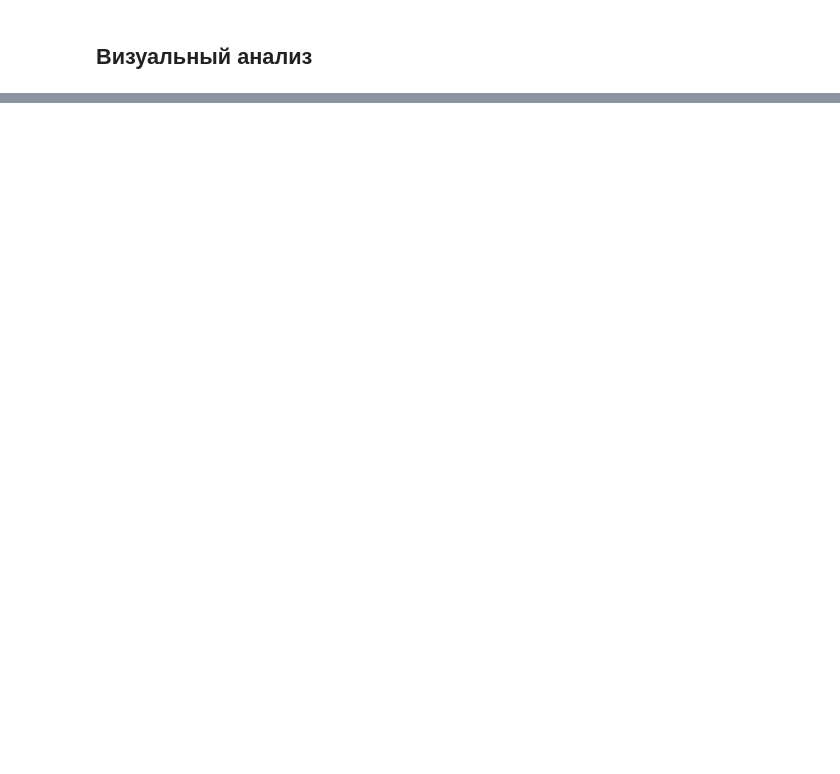
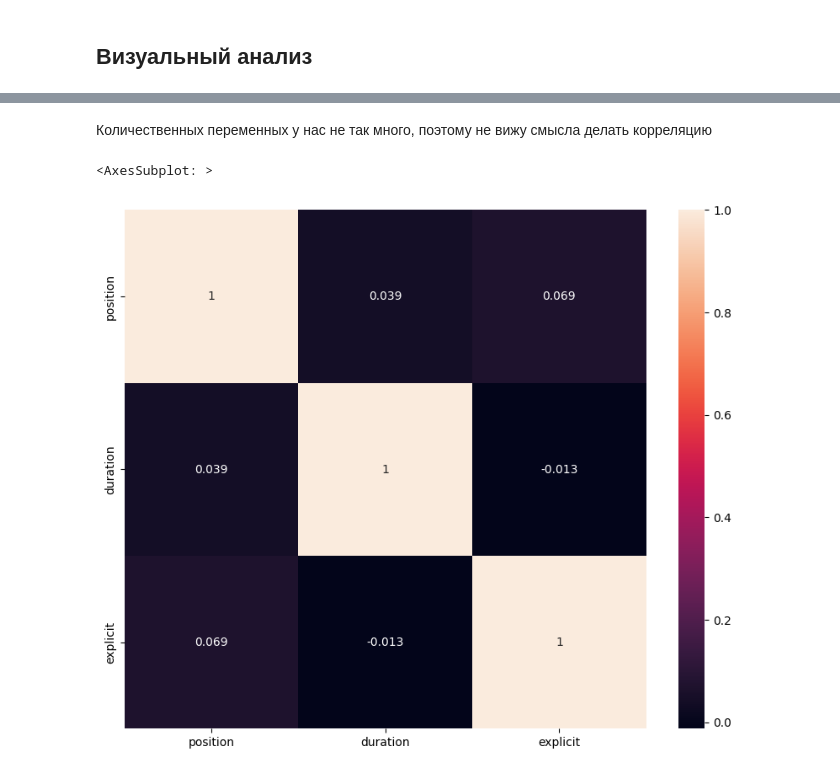
Before and after one commit to AlimKugot/DataScience, a Jupyter notebook: Code.ipynb, the cells around one changed output, grey strips where cells are left out. Saved outputs shown, nothing was run; the diff lists cells and outputs as text; code cells hidden in the pictures; blank space fills up the shorter version.

```diff
--- a/Code.ipynb
+++ b/Code.ipynb
@@ -82,0 +200,8 @@ df.
+# %% [markdown]
+Количественных переменных у нас не так много, поэтому не вижу смысла делать корреляцию
+# %%
+corr = df.corr(numeric_only=True)
+sns.heatmap(corr, annot=True)
+# %% [output]
+<AxesSubplot: >
+[figure, added]
```
Also changed, not shown: parts of 31 cells of this notebook, 1 other file.
